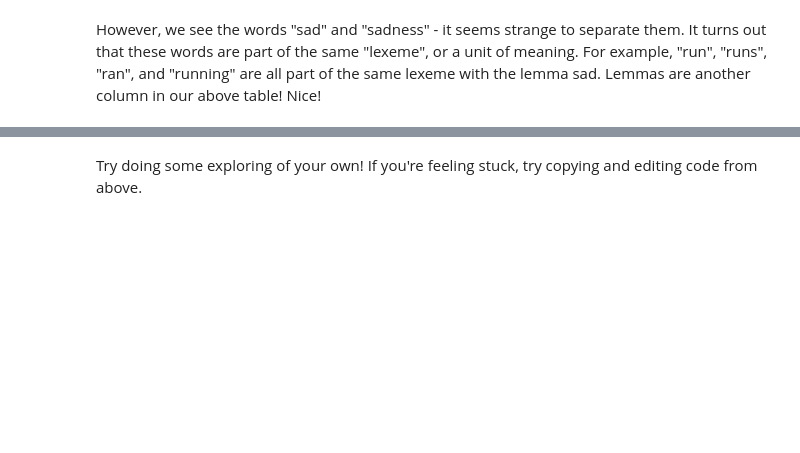
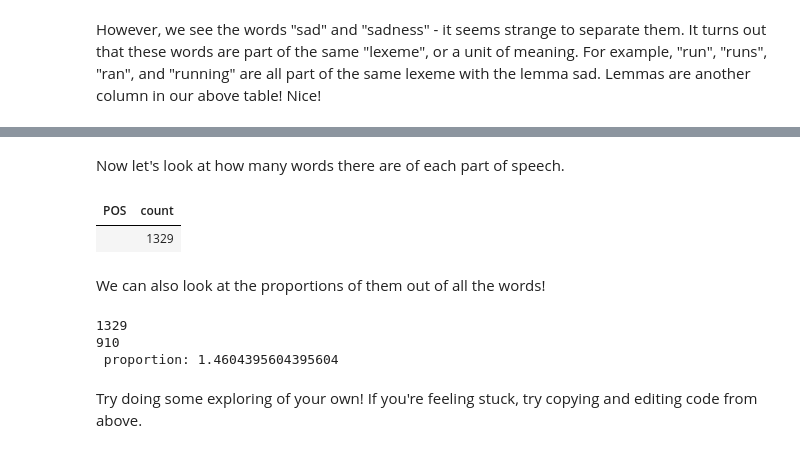
Before and after one commit to ds-modules/XENGLIS-31AC, a Jupyter notebook: XENG_31AC.ipynb, the cells around one changed output, grey strips where cells are left out. Drawn from its saved outputs; the diff is of its cells as text; code cells hidden in the pictures; blank space fills up the shorter version.

```diff
--- a/XENG_31AC.ipynb
+++ b/XENG_31AC.ipynb
@@ -361,3 +436,28 @@ tablefy(parsed_text).where("Stop Word", are.equal_to(False)).where(
+# %% [markdown]
+Now let's look at how many words there are of each part of speech.
+# %%
+pos_counts = tablefy(parsed_text).where("Stop Word", are.equal_to(False)).where(
+    "Punctuation", are.equal_to(False)).where(
+    "Space", are.equal_to(False)).group("POS").sort("count",descending=True)
+pos_counts
+# %% [output]
+| POS | count |
+|  | 1329 |
+# %% [markdown]
+We can also look at the proportions of them out of all the words!
+# %%
+for i in np.arange(pos_counts.num_rows):
+    pos = pos_counts.column("POS").item(i)
+    count = pos_counts.column("count").item(i)
+    print(count)
+    total = word_counts.num_rows
+    print(total)
+    proportion = str(count / total)
+    print(pos + " proportion: " + proportion)
+# %% [output]
+1329
+910
+ proportion: 1.4604395604395604
 # %% [markdown]
 Try doing some exploring of your own! If you're feeling stuck, try copying and editing code from above.
 # %%
```
Also changed, not shown: parts of 14 cells of this notebook.
